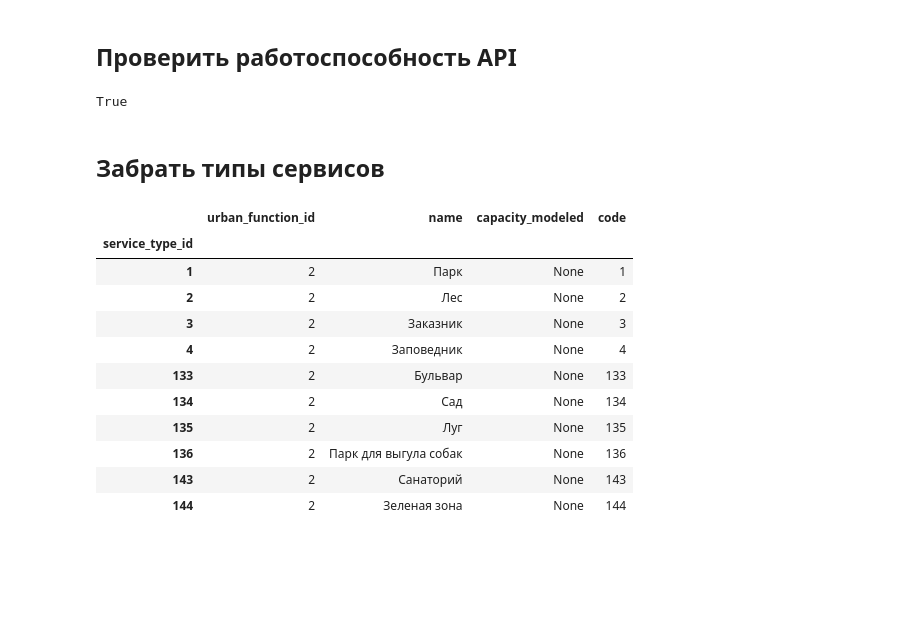
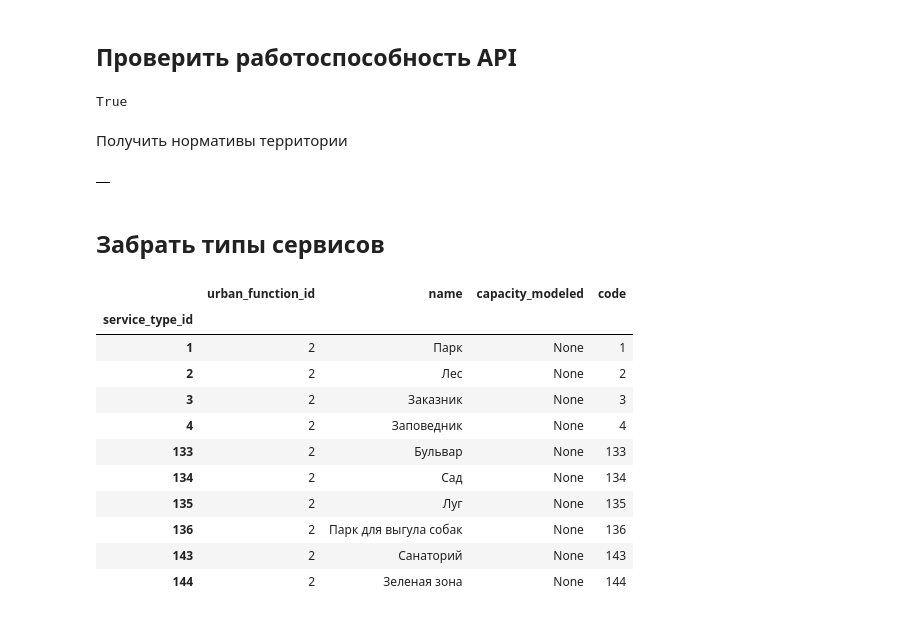
Before and after one commit to vasilstar97/idu-clients, a Jupyter notebook: examples/urban_api.ipynb, the cells around one changed output. Drawn from its saved outputs; the diff is of its cells as text; code cells hidden in the pictures; blank space fills up the shorter version.

Commit message:
feat: get normatives urban api method

```diff
--- a/examples/urban_api.ipynb
+++ b/examples/urban_api.ipynb
@@ -10,6 +10,12 @@ urban_api = UrbanAPI('http://10.32.1.107:5300')
 await urban_api.is_alive()
 # %% [output]
 True
+# %% [markdown]
+Получить нормативы территории
+# %%
+await urban_api.get_territory_normatives(1)
+# %% [output]
+|  |
 # %% [markdown]
 ## Забрать типы сервисов
 # %%
```
Also changed, not shown: 1 other file.
